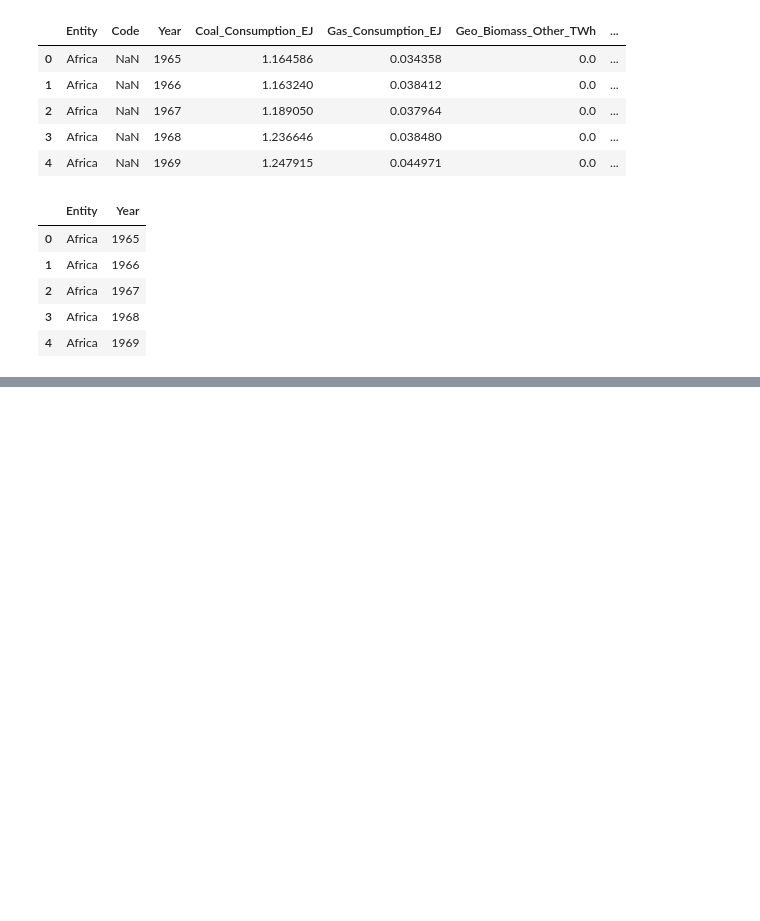
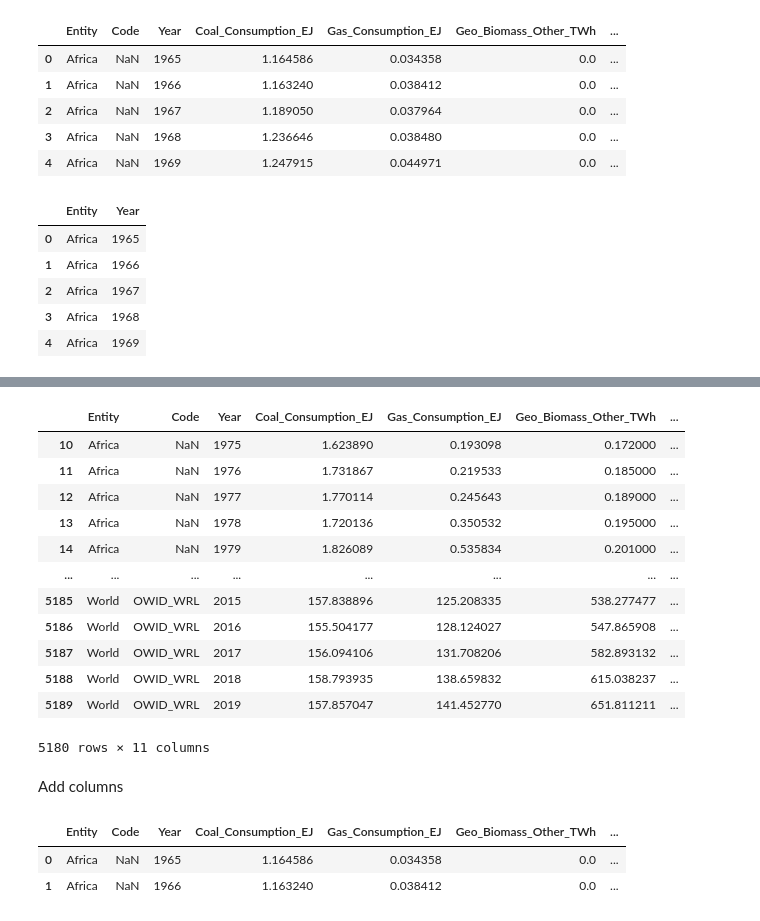
Before and after one commit to julianramirez19m/hyperblog, a Jupyter notebook: pandas.ipynb, the cells around one changed output, grey strips where cells are left out. Saved outputs shown, nothing was run; the diff lists cells and outputs as text; code cells hidden in the pictures; blank space fills up the shorter version.

```diff
--- a/pandas.ipynb
+++ b/pandas.ipynb
@@ -171,0 +284,24 @@ df_archivo.loc[0:4, ['Entity', 'Year']] #Filtrando por filas y columnas (filtra
+# %%
+df_archivo.drop(range(0,10), axis=0) #Elimina un conjunto de filas mediante un rango
+# %% [output]
+|  | Entity | Code | Year | Coal_Consumption_EJ | Gas_Consumption_EJ | Geo_Biomass_Other_TWh | ... |
+| 10 | Africa | NaN | 1975 | 1.623890 | 0.193098 | 0.172000 | ... |
+| 11 | Africa | NaN | 1976 | 1.731867 | 0.219533 | 0.185000 | ... |
+| 12 | Africa | NaN | 1977 | 1.770114 | 0.245643 | 0.189000 | ... |
+| 13 | Africa | NaN | 1978 | 1.720136 | 0.350532 | 0.195000 | ... |
+| 14 | Africa | NaN | 1979 | 1.826089 | 0.535834 | 0.201000 | ... |
+| ... | ... | ... | ... | ... | ... | ... | ... |
+| 5185 | World | OWID_WRL | 2015 | 157.838896 | 125.208335 | 538.277477 | ... |
+| 5186 | World | OWID_WRL | 2016 | 155.504177 | 128.124027 | 547.865908 | ... |
+| 5187 | World | OWID_WRL | 2017 | 156.094106 | 131.708206 | 582.893132 | ... |
+| 5188 | World | OWID_WRL | 2018 | 158.793935 | 138.659832 | 615.038237 | ... |
+| 5189 | World | OWID_WRL | 2019 | 157.857047 | 141.452770 | 651.811211 | ... |
+5180 rows × 11 columns
+# %% [markdown]
+Add columns
+# %%
+df_archivo.head(2)
+# %% [output]
+|  | Entity | Code | Year | Coal_Consumption_EJ | Gas_Consumption_EJ | Geo_Biomass_Other_TWh | ... |
+| 0 | Africa | NaN | 1965 | 1.164586 | 0.034358 | 0.0 | ... |
+| 1 | Africa | NaN | 1966 | 1.163240 | 0.038412 | 0.0 | ... |
```
Also changed, not shown: parts of 23 cells of this notebook.
